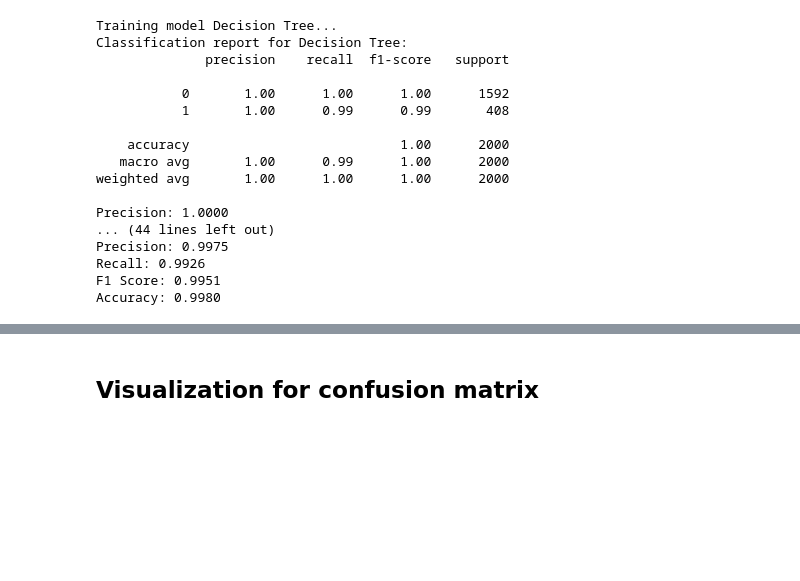
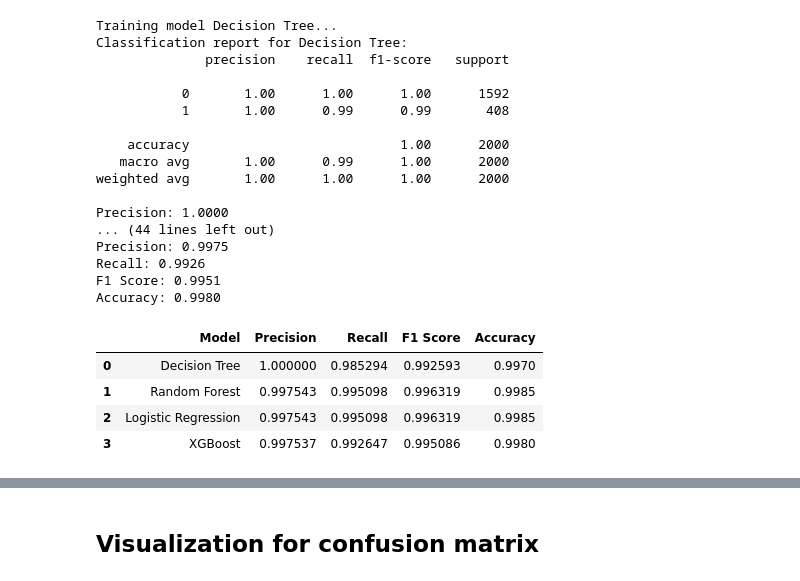
Before and after one commit to Mipjeiger/Bank-ML-End-to-end-Engineer, a Jupyter notebook: ml-engineer/notebooks/01_eda.ipynb, the cells around one changed output, grey strips where cells are left out. Cells and saved outputs as stored; diff of their text form; code cells hidden in the pictures; blank space fills up the shorter version.

```diff
--- a/ml-engineer/notebooks/01_eda.ipynb
+++ b/ml-engineer/notebooks/01_eda.ipynb
@@ -240,3 +240,19 @@ Precision: 0.9975
 Recall: 0.9926
 F1 Score: 0.9951
 Accuracy: 0.9980
+# %%
+# Wrap the results into result_df
+result_df = pd.DataFrame({
+    "Model": list(model.keys()),
+    "Precision": [precision_score(y_test, tune_model(clf, param_dist[name], X_train_scaled, y_train).predict(X_test_scaled)) for name, clf in model.items()],
+    "Recall": [recall_score(y_test, tune_model(clf, param_dist[name], X_train_scaled, y_train).predict(X_test_scaled)) for name, clf in model.items()],
+    "F1 Score": [f1_score(y_test, tune_model(clf, param_dist[name], X_train_scaled, y_train).predict(X_test_scaled)) for name, clf in model.items()],
+    "Accuracy": [accuracy_score(y_test, tune_model(clf, param_dist[name], X_train_scaled, y_train).predict(X_test_scaled)) for name, clf in model.items()]
+})
+result_df
+# %% [output]
+|  | Model | Precision | Recall | F1 Score | Accuracy |
+| 0 | Decision Tree | 1.000000 | 0.985294 | 0.992593 | 0.9970 |
+| 1 | Random Forest | 0.997543 | 0.995098 | 0.996319 | 0.9985 |
+| 2 | Logistic Regression | 0.997543 | 0.995098 | 0.996319 | 0.9985 |
+| 3 | XGBoost | 0.997537 | 0.992647 | 0.995086 | 0.9980 |
```
Also changed, not shown: parts of 3 cells of this notebook, 15 other files.
